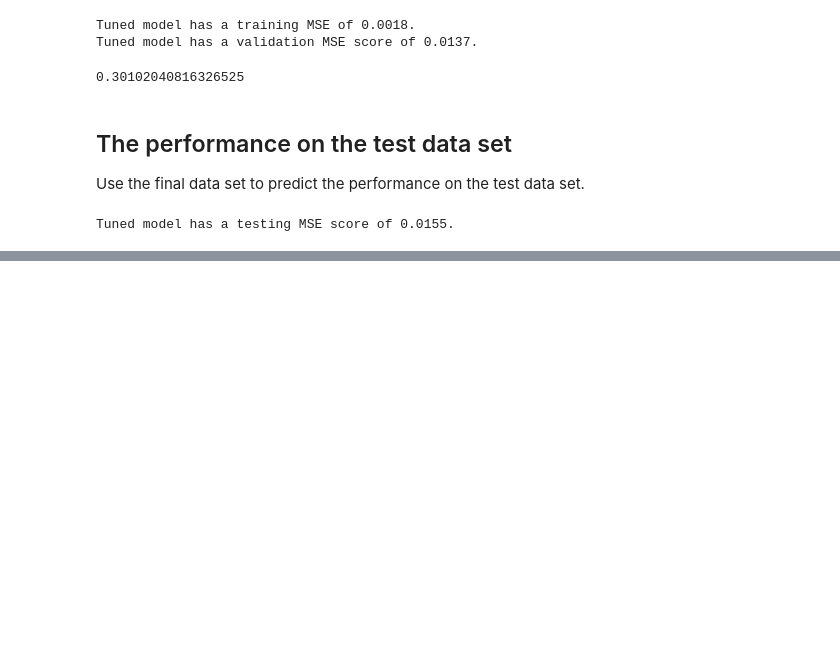
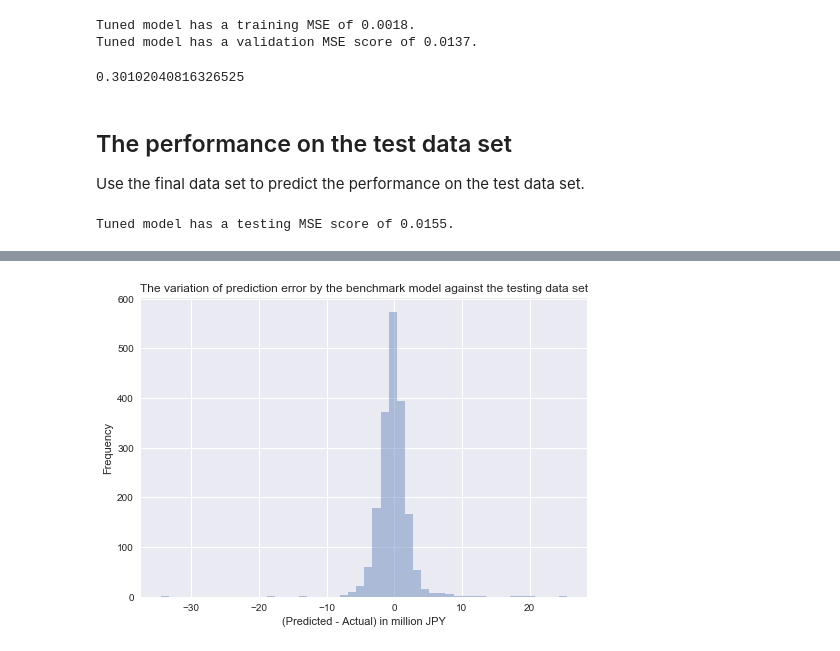
Before and after one commit to stubz/machine-learning, a Jupyter notebook: projects/capstone/tokyo_housing_data_analysis.ipynb, the cells around one changed output, grey strips where cells are left out. Drawn from its saved outputs; the diff is of its cells as text; code cells hidden in the pictures; blank space fills up the shorter version.

```diff
--- a/projects/capstone/tokyo_housing_data_analysis.ipynb
+++ b/projects/capstone/tokyo_housing_data_analysis.ipynb
@@ -962,0 +1145,8 @@ Tuned model has a testing MSE score of 0.0155.
+# %%
+sns.distplot(error_benchmark_test, kde=False, rug=False)
+sns.plt.title('The variation of prediction error by the benchmark model against the testing data set')
+sns.plt.xlabel('(Predicted - Actual) in million JPY')
+sns.plt.ylabel('Frequency')
+sns.plt.savefig('hist_prediction_error_test_benchmark_model.png')
+# %% [output]
+[figure, added]
```
Also changed, not shown: parts of 22 cells of this notebook, 2 other files.
